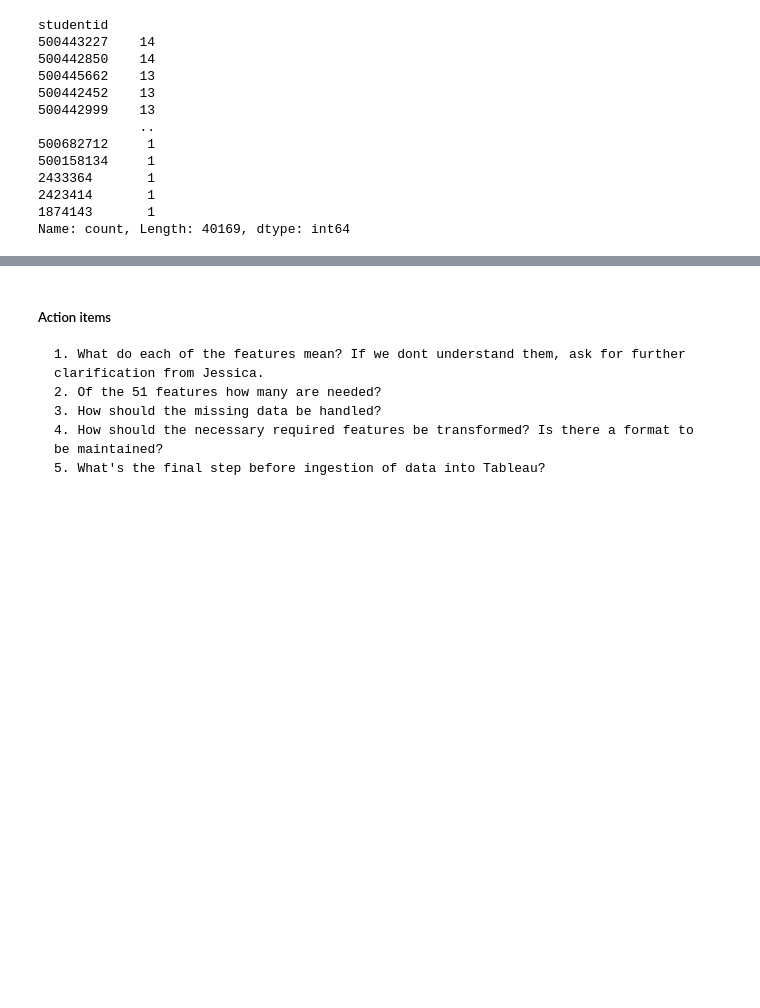
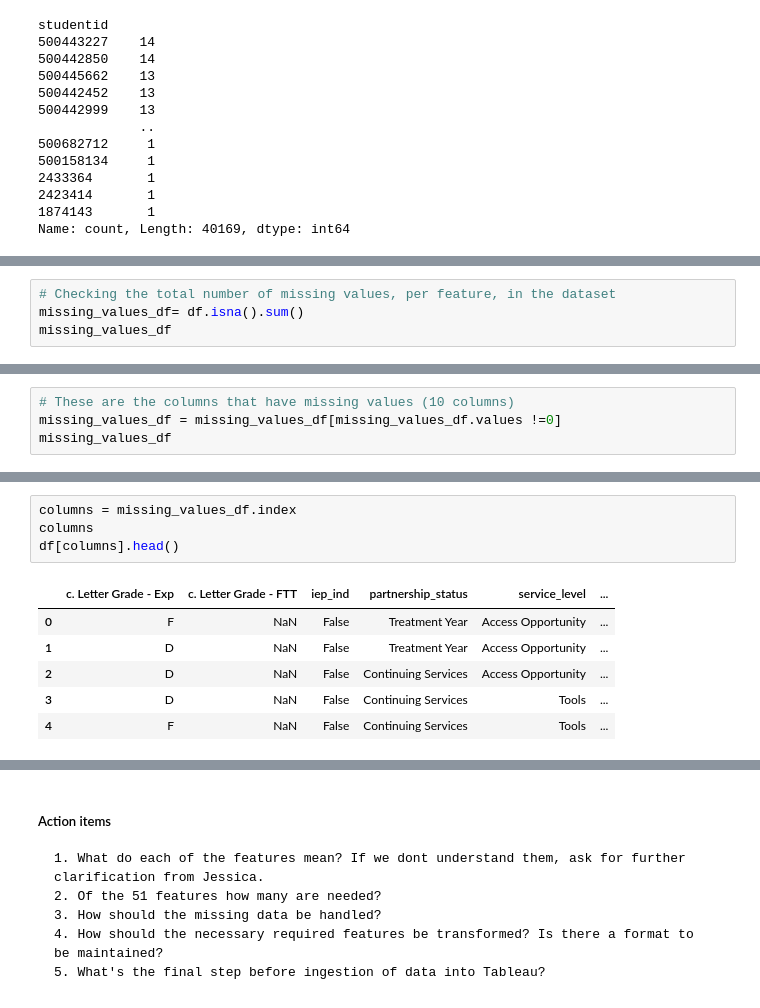
Before and after one commit to qwerty-loops/Equity_Insights, a Jupyter notebook: Expo_preprocessing.ipynb, the cells around one changed output, grey strips where cells are left out. Saved outputs shown, nothing was run; the diff lists cells and outputs as text; blank space fills up the shorter version.

```diff
--- a/Expo_preprocessing.ipynb
+++ b/Expo_preprocessing.ipynb
@@ -191,0 +185,4 @@ df1['courseid'].nunique()
+# %%
+# Checking the total number of missing values, per feature, in the dataset
+missing_values_df= df.isna().sum()
+missing_values_df
@@ -191,0 +207,4 @@ df1['courseid'].nunique()
+# %%
+# These are the columns that have missing values (10 columns)
+missing_values_df = missing_values_df[missing_values_df.values !=0]
+missing_values_df
@@ -191,0 +223,11 @@ df1['courseid'].nunique()
+# %%
+columns = missing_values_df.index
+columns
+df[columns].head()
+# %% [output]
+|  | c. Letter Grade - Exp | c. Letter Grade - FTT | iep_ind | partnership_status | service_level | ... |
+| 0 | F | NaN | False | Treatment Year | Access Opportunity | ... |
+| 1 | D | NaN | False | Treatment Year | Access Opportunity | ... |
+| 2 | D | NaN | False | Continuing Services | Access Opportunity | ... |
+| 3 | D | NaN | False | Continuing Services | Tools | ... |
+| 4 | F | NaN | False | Continuing Services | Tools | ... |
```
Also changed, not shown: parts of 13 cells of this notebook.
